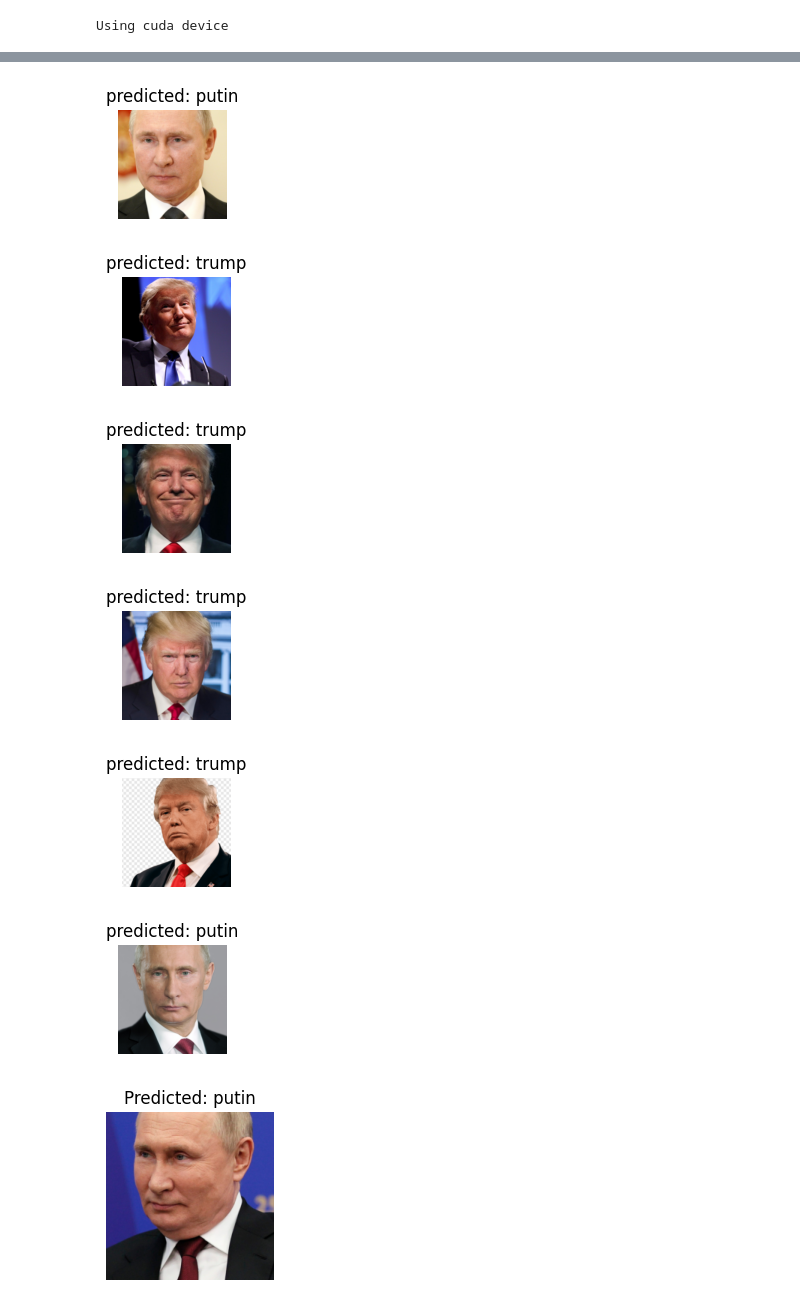
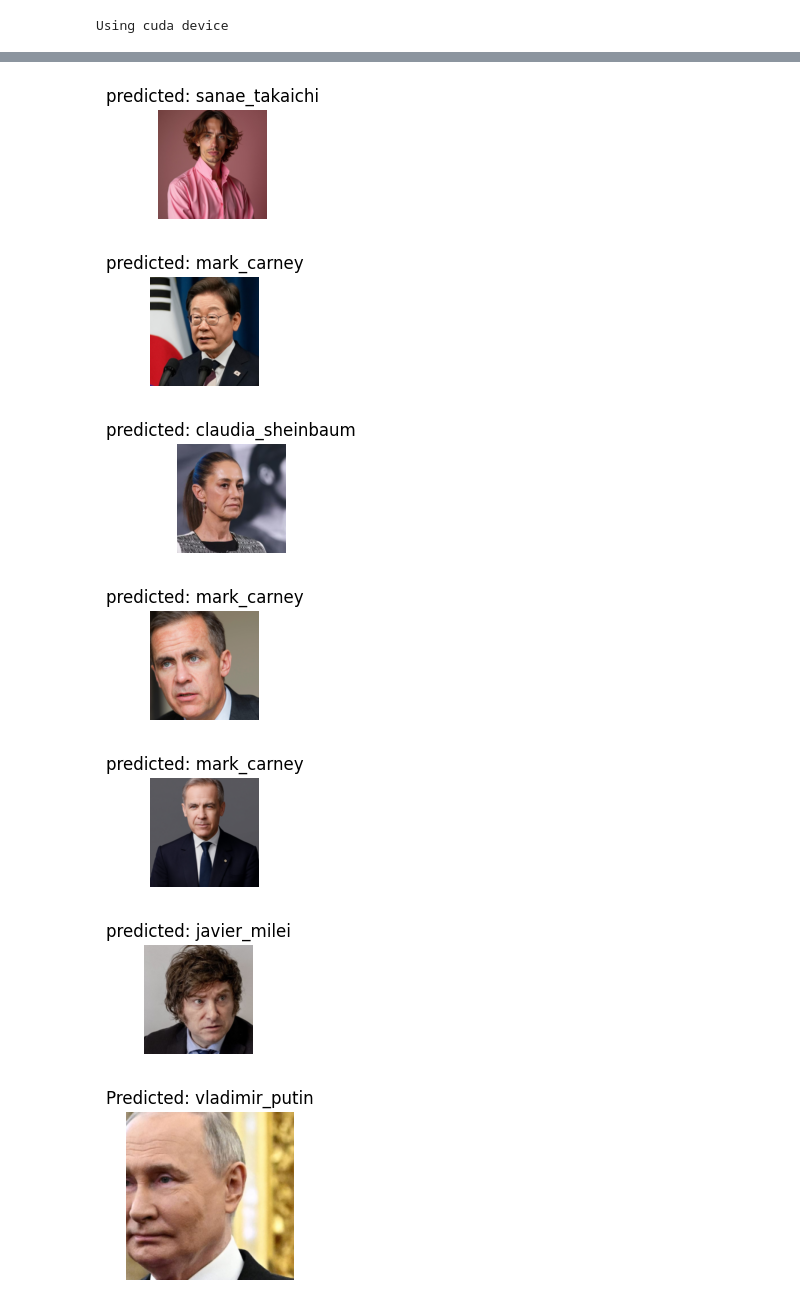
Before and after one commit to DragonTop100/ArchML, a Jupyter notebook: archml/TransferLearning/visualization/visualization.ipynb, the cells around one changed output, grey strips where cells are left out. Drawn from its saved outputs; the diff is of its cells as text; code cells hidden in the pictures.

Commit message:
feat: add image downloader and update training params

```diff
--- a/archml/TransferLearning/visualization/visualization.ipynb
+++ b/archml/TransferLearning/visualization/visualization.ipynb
@@ -25,5 +130,5 @@ imshow(out, title=[class_names[x] for x in classes])
 # %%
-model_conv, criterion, optimizer_conv, exp_lr_scheduler = initialize_model(device)
+model_conv, criterion, optimizer_conv, exp_lr_scheduler = initialize_model(device, num_classes=10)
 # %%
 model_ft = train_model(model_conv, criterion, optimizer_conv,
                        exp_lr_scheduler, dataloaders,
@@ -51,18 +156,18 @@ visualize_model(model_conv, dataloaders, class_names, device)
 plt.ioff()
 plt.show()
 # %% [output]
-[figure, old version]
+[figure, new version]
-[figure, old version]
+[figure, new version]
-[figure, old version]
+[figure, new version]
-[figure, old version]
+[figure, new version]
-[figure, old version]
+[figure, new version]
-[figure, old version]
+[figure, new version]
 # %%
 visualize_model_predictions(
     model_conv, data_transformers, class_names, device,
-    img_path='../data/politicians/val/putin/putin_18.jpg'
+    img_path='../data/politicians/val/vladimir_putin/000028.jpg'
 )
 plt.ioff()
 plt.show()
 # %% [output]
-[figure, old version]
+[figure, new version]
```
Also changed, not shown: parts of 5 cells of this notebook.
